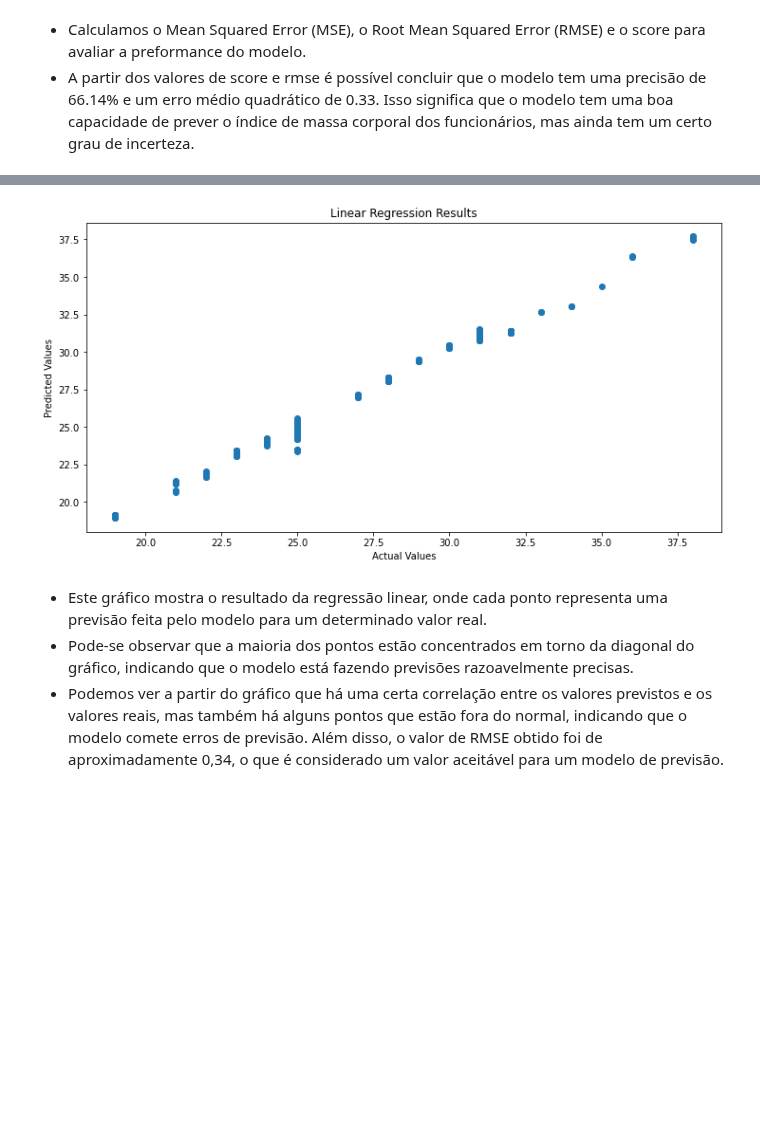
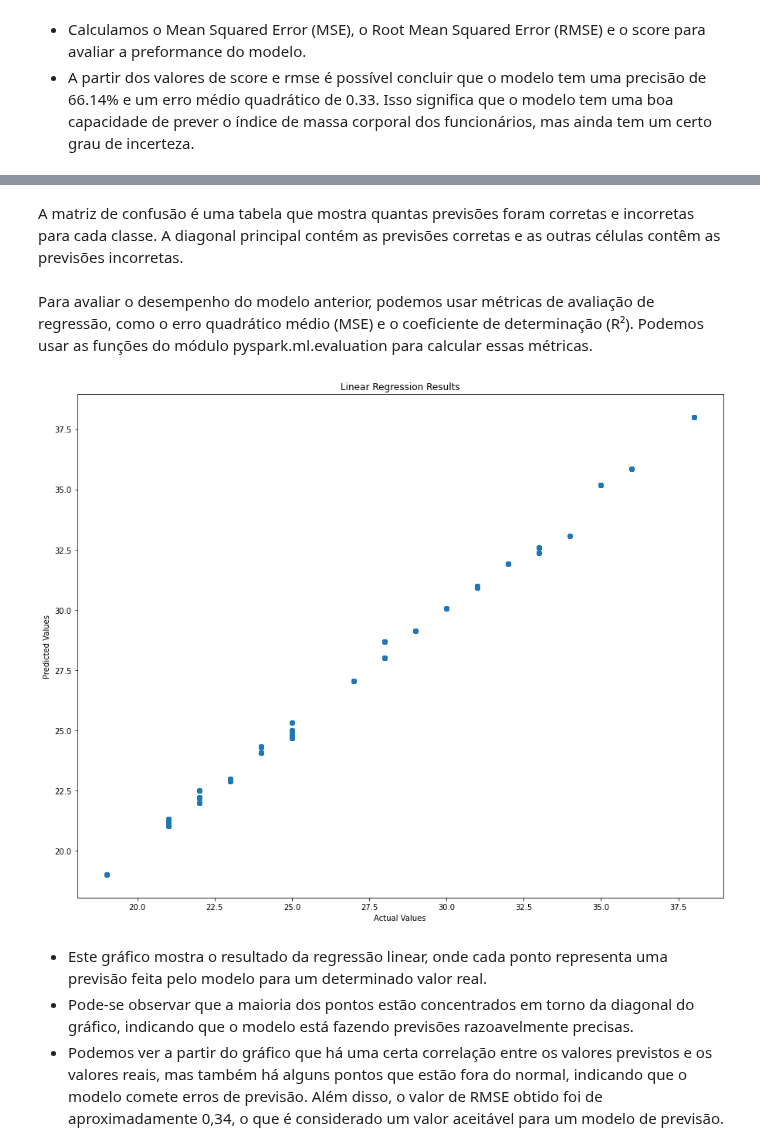
Before and after one commit to GuilhermeVCCdaSilva/ProjetoBD, a Jupyter notebook: ProjetoBigData_GuilhermeSilvaMarineFournieGonçaloAlves.ipynb, the cells around one changed output, grey strips where cells are left out. Drawn from its saved outputs; the diff is of its cells as text; code cells hidden in the pictures; blank space fills up the shorter version.

```diff
--- a/ProjetoBigData_GuilhermeSilvaMarineFournieGonçaloAlves.ipynb
+++ b/ProjetoBigData_GuilhermeSilvaMarineFournieGonçaloAlves.ipynb
@@ -34,9 +34,9 @@ import findspark
 
 findspark.init()
 
-spark = SparkSession.builder.appName("Pyspark Tutorial")\
+spark = SparkSession.builder.appName("Pyspark ProjetoBD")\
                     .config("spark.memory.offHeap.enabled","true")\
-                    .config("spark.memory.offHeap.size","10g")\
+                    .config("spark.memory.offHeap.size","20g")\
                     .getOrCreate()
 spark
 # %% [output]
@@ -639,7 +639,24 @@ from pyspark.ml.feature import VectorAssembler, StandardScaler
 from pyspark.ml.regression import LinearRegression
 
 # Selecione as colunas independentes
-independent_cols = ['Month of absence','Day of the week','Seasons','Transportation expense','Distance from Residence to Work','Service time','Age','Hit target','Disciplinary failure','Education','Son','Social drinker','Social smoker','Pet','Weight','Height','Absenteeism time in hours']
+independent_cols = ['Month of absence',
+ 'Day of the week',
+ 'Seasons',
+ 'Transportation expense',
+ 'Distance from Residence to Work',
+ 'Service time',
+ 'Age',
+ 'Work load Average/day ',
+ 'Hit target',
+ 'Disciplinary failure',
+ 'Education',
+ 'Son',
+ 'Social drinker',
+ 'Social smoker',
+ 'Pet',
+ 'Weight',
+ 'Height',
+ 'Absenteeism time in hours']
 
 # Crie o objeto VectorAssembler
 assembler = VectorAssembler(inputCols=independent_cols, outputCol='features')
@@ -751,20 +805,24 @@ Root Mean Squared Error (RMSE):  0.3385411298646895
+# %% [markdown]
+A matriz de confusão é uma tabela que mostra quantas previsões foram corretas e incorretas para cada classe. A diagonal principal contém as previsões corretas e as outras células contêm as previsões incorretas.
+# %% [markdown]
+Para avaliar o desempenho do modelo anterior, podemos usar métricas de avaliação de regressão, como o erro quadrático médio (MSE) e o coeficiente de determinação (R²). Podemos usar as funções do módulo pyspark.ml.evaluation para calcular essas métricas.
 # %%
 import matplotlib.pyplot as plt
 
 # Extract the actual and predicted values
 y_actual = predictions.select('Body mass index').toPandas()
 y_pred = predictions.select('prediction').toPandas()
 
-plt.figure(figsize=(12, 6))
+plt.figure(figsize=(15, 12))
 
 # Create the scatter plot
 plt.scatter(y_actual, y_pred)
 plt.xlabel('Actual Values')
 plt.ylabel('Predicted Values')
 plt.title('Linear Regression Results')
 plt.show()
 # %% [output]
-[figure, old version]
+[figure, new version]
 # %% [markdown]
 - Este gráfico mostra o resultado da regressão linear, onde cada ponto representa uma previsão feita pelo modelo para um determinado valor real.
 - Pode-se observar que a maioria dos pontos estão concentrados em torno da diagonal do gráfico, indicando que o modelo está fazendo previsões razoavelmente precisas.
```
Also changed, not shown: parts of 22 cells of this notebook.
